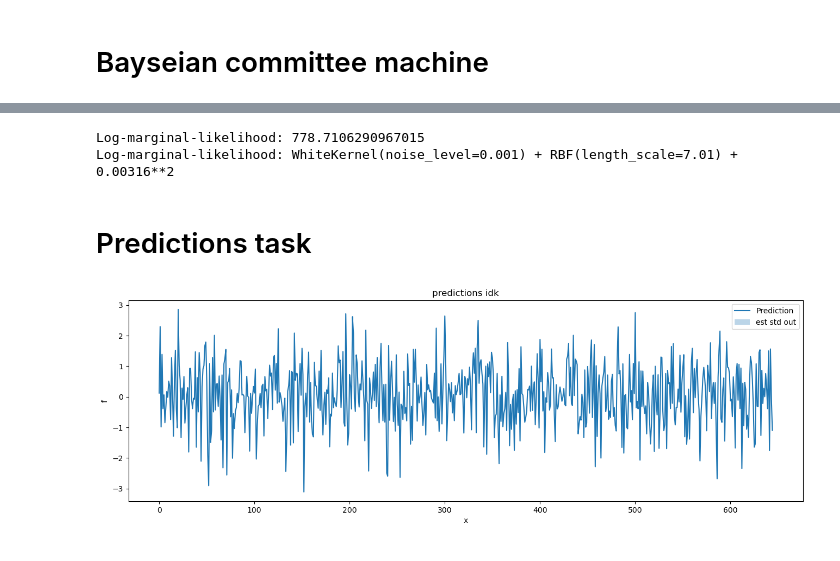
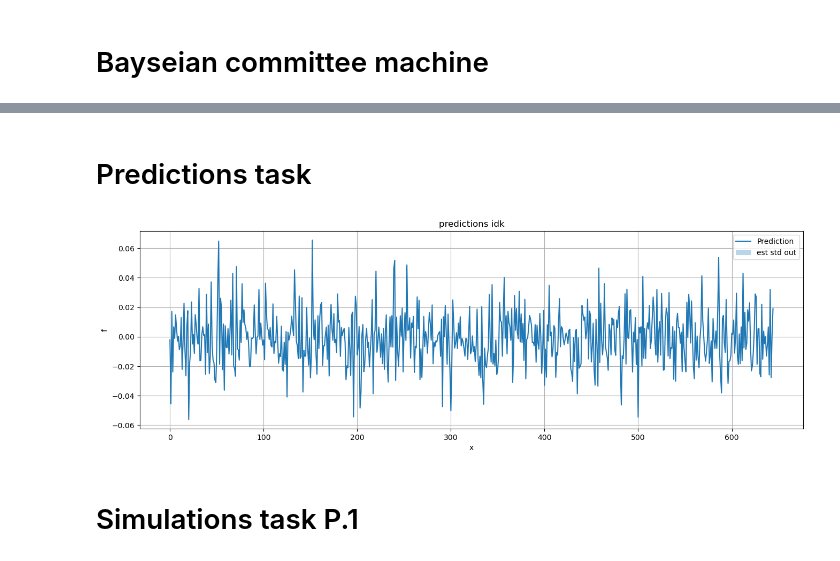
Before and after one commit to Nitin345614/ML4SC-Design-Assignment-G20, a Jupyter notebook: GP-sandbox.ipynb, the cells around one changed output, grey strips where cells are left out. Cells and saved outputs as stored; diff of their text form; code cells hidden in the pictures.

```diff
--- a/GP-sandbox.ipynb
+++ b/GP-sandbox.ipynb
@@ -90,7 +117,7 @@ readout_y_tra = readout_y[:N]
 readout_u_val = readout_u[N:]
 readout_y_val = readout_y[N:]
 
-order = 3
+order = 2
 
 
 x_tra = state_prep_loop(np.concat((readout_u_tra[:,None],readout_y_tra[:,None]),axis=1), order)
@@ -146,5 +177,5 @@ ker_bcm =  WhiteKernel(noise_level=0.1, noise_level_bounds=(1e-3, 1e1))  + RBF(l
 # %%
-def BCM_predict(x22,reg_bcm,kernel,width_bcm,N):
+def BCM_predict(x22,reg_bcm, use_norm=False, norm=None):#, norm_y = None):
     t_bcm = x22.shape[0]
     prediction_blocks = len(reg_bcm)
 
@@ -152,7 +183,6 @@ def BCM_predict(x22,reg_bcm,kernel,width_bcm,N):
     f_bcm = np.array(np.zeros([t_bcm, prediction_blocks]))
     f_bcm_run = np.array(np.zeros(t_bcm))
     var_bcm = f_bcm
-    include_bcm = np.array(np.zeros([N, prediction_blocks]),dtype="bool")
     precision = np.array(np.zeros([t_bcm, prediction_blocks]))
     precision_run = np.array(np.zeros([t_bcm]))
 
@@ -166,26 +196,46 @@ def BCM_predict(x22,reg_bcm,kernel,width_bcm,N):
 
     #precision_run = precision_run**(1/beta)
     #print(precision_run)
-    #K22 = slice(x22,x22,kernel,width_bcm,axis=0)
+    #K22_factor = np.diag(np.linalg.inv(reg_bcm[0].kernel_(x22)))
 
-    K22 = np.ones(t_bcm)
-    cov_bcm = ( -(prediction_blocks-1)*(K22**-1) + precision_run)**-1
+    K22_factor = np.ones(t_bcm)
+
+    cov_bcm = ( -(prediction_blocks-1)*(K22_factor) + precision_run)**-1
 
     var_bcm = cov_bcm
     f_bcm = (cov_bcm*f_bcm_run)
-    f_bcm = f_bcm/np.std(f_bcm)
+    #f_bcm = f_bcm/np.std(f_bcm)
 
-    return f_bcm,var_bcm/np.std(f_bcm)
+    #mod f_bcm
+    if use_norm: f_bcm = f_bcm%(np.sign(f_bcm)*math.pi)
 
-def BCM_train(x1,y1,ker_bcm,p_bcm,N):
+    #if task_mode: return f_bcm#*norm_y
+    return f_bcm, var_bcm#/np.std(f_bcm)
+
+def BCM_train(x1,y1,ker_bcm,p_bcm,N,n_restarts_optimizer=10):
     #yeah it's training idk
     reg_bcm = np.zeros([p_bcm],dtype='object')
+
+    #labels = quick_cluster(x1,y1,p_bcm)
+
     for p in tqdm(range(p_bcm)):
-        x11 = x1[np.mod(np.array(range(N))+p,p_bcm)==0]
-        y11 = y1[np.mod(np.array(range(N))+p,p_bcm)==0]
+        #x11 = x1[np.mod(np.array(range(N))+p,p_bcm)==0]
+        #y11 = y1[np.mod(np.array(range(N))+p,p_bcm)==0]
 
-        reg_bcm[p] = GaussianProcessRegressor(ker_bcm,alpha=10**-6, n_restarts_optimizer=10) #a=)
+        x11 = x1[int(p*N/p_bcm):int((p+1)*N/p_bcm)]
+        y11 = y1[int(p*N/p_bcm):int((p+1)*N/p_bcm)]
+
+        #x11 = x1[labels == p]
+        #y11 = y1[labels == p]
+
+        reg_bcm[p] = GaussianProcessRegressor(ker_bcm,alpha=10**-6, n_restarts_optimizer=n_restarts_optimizer, normalize_y=True) #a=)
         reg_bcm[p].fit(x11,y11) #a)
     return reg_bcm
+
+def quick_cluster(x,y, num):
+    kmeans = KMeans(n_clusters=num, random_state=0, n_init="auto")
+    kmeans.fit(x)
+    labels = kmeans.labels_
+    return labels
 # %%
 ## Training
@@ -239,25 +270,24 @@ test RMSE:  0.0073639797597896675
 #test RMSE:  0.007363979744984681
 #validation RMSE:  0.03778853821144124
 
-print("Log-marginal-likelihood:", reg_bcm[0].log_marginal_likelihood_value_)
-print("Log-marginal-likelihood:", reg_bcm[0].kernel_)
+#print("Log-marginal-likelihood:", reg_bcm[0].log_marginal_likelihood_value_)
+#print("Log-marginal-likelihood:", reg_bcm[0].kernel_)
-# %% [output]
-Log-marginal-likelihood: 778.7106290967015
-Log-marginal-likelihood: WhiteKernel(noise_level=0.001) + RBF(length_scale=7.01) + 0.00316**2
 # %% [markdown]
 # Predictions task
 # %%
 
 data = np.load('/home/sodium-nitrate/aur/gym-unbalanced-disk/disc-benchmark-files/hidden-test-prediction-submission-file.npz')
 upast_test = data['upast'] #N by u[k-15],u[k-14],...,u[k-1]
 thpast_test = data['thpast'] #N by y[k-15],y[k-14],...,y[k-1]
 Xtest = np.concatenate([upast_test[:,15-order:15], thpast_test[:,15-order:15]],axis=1)
 
 #Ypredict, Varpredict = reg_bcm[0].predict(Xtest,return_std=True)
-Ypredict, Varpredict = BCM_predict(Xtest,reg_bcm,kernel,width_bcm,N)
+Ypredict, Varpredict = BCM_predict(Xtest,reg_bcm_pred,kernel,width_bcm)
 
 np.savez('NITIN-hidden-test-prediction-example-submission-file.npz', upast=upast_test, thpast=thpast_test, thnow=Ypredict)
 
 quick_plot(range(len(Xtest)),Ypredict,Varpredict,'predictions idk')
 # %% [output]
-[figure, old version]
+[figure, new version]
+# %% [markdown]
+# Simulations task P.1
```
Also changed, not shown: parts of 17 cells of this notebook, 9 other files.
